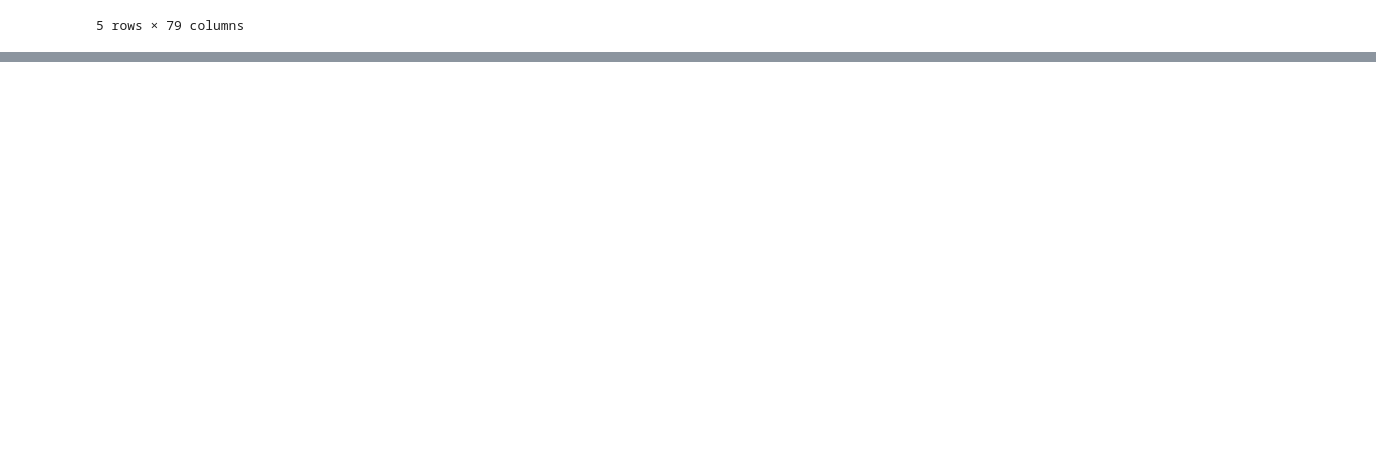
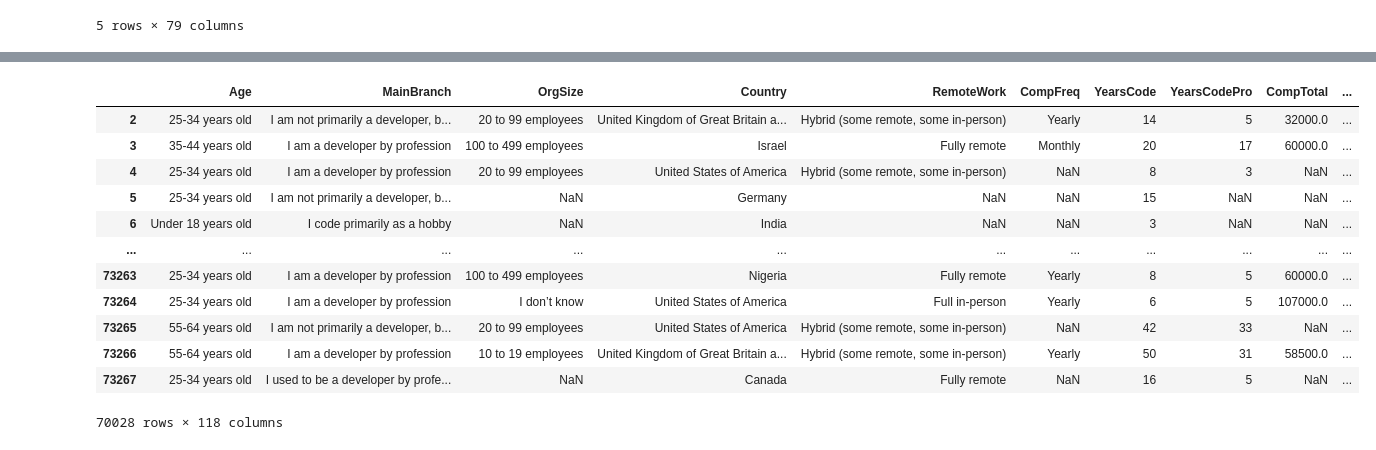
Before and after one commit to alphasigma25/VI-2022, a Jupyter notebook: test.ipynb, the cells around one changed output, grey strips where cells are left out. Drawn from its saved outputs; the diff is of its cells as text; code cells hidden in the pictures; blank space fills up the shorter version.

```diff
--- a/test.ipynb
+++ b/test.ipynb
@@ -81,0 +89,16 @@ df1['MentalHealth'].str.get_dummies(sep = ';')
+# %%
+data_df
+# %% [output]
+|  | Age | MainBranch | OrgSize | Country | RemoteWork | CompFreq | YearsCode | YearsCodePro | CompTotal | ... |
+| 2 | 25-34 years old | I am not primarily a developer, b... | 20 to 99 employees | United Kingdom of Great Britain a... | Hybrid (some remote, some in-person) | Yearly | 14 | 5 | 32000.0 | ... |
+| 3 | 35-44 years old | I am a developer by profession | 100 to 499 employees | Israel | Fully remote | Monthly | 20 | 17 | 60000.0 | ... |
+| 4 | 25-34 years old | I am a developer by profession | 20 to 99 employees | United States of America | Hybrid (some remote, some in-person) | NaN | 8 | 3 | NaN | ... |
+| 5 | 25-34 years old | I am not primarily a developer, b... | NaN | Germany | NaN | NaN | 15 | NaN | NaN | ... |
+| 6 | Under 18 years old | I code primarily as a hobby | NaN | India | NaN | NaN | 3 | NaN | NaN | ... |
+| ... | ... | ... | ... | ... | ... | ... | ... | ... | ... | ... |
+| 73263 | 25-34 years old | I am a developer by profession | 100 to 499 employees | Nigeria | Fully remote | Yearly | 8 | 5 | 60000.0 | ... |
+| 73264 | 25-34 years old | I am a developer by profession | I don’t know | United States of America | Full in-person | Yearly | 6 | 5 | 107000.0 | ... |
+| 73265 | 55-64 years old | I am not primarily a developer, b... | 20 to 99 employees | United States of America | Hybrid (some remote, some in-person) | NaN | 42 | 33 | NaN | ... |
+| 73266 | 55-64 years old | I am a developer by profession | 10 to 19 employees | United Kingdom of Great Britain a... | Hybrid (some remote, some in-person) | Yearly | 50 | 31 | 58500.0 | ... |
+| 73267 | 25-34 years old | I used to be a developer by profe... | NaN | Canada | Fully remote | NaN | 16 | 5 | NaN | ... |
+70028 rows × 118 columns
```
Also changed, not shown: parts of 8 cells of this notebook.
